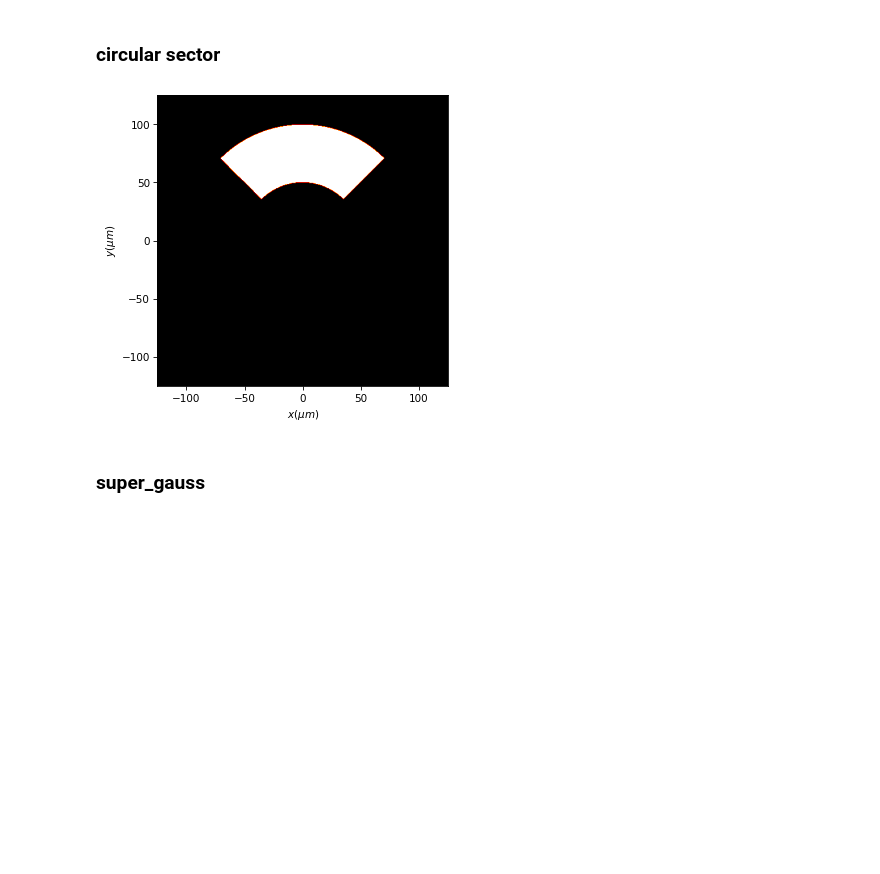
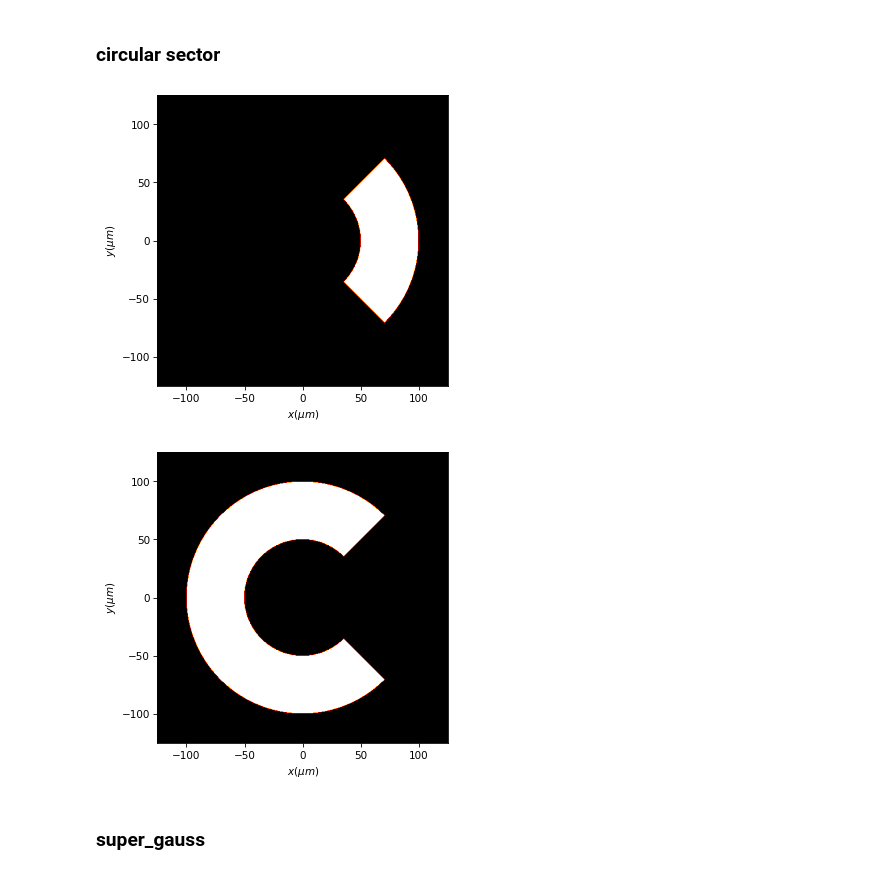
Before and after one commit to optbrea/diffractio, a Jupyter notebook: docs/source/tutorial_scalar/scalar_XY/masks_xy.ipynb, the cells around one changed output. Saved outputs shown, nothing was run; the diff lists cells and outputs as text; code cells hidden in the pictures; blank space fills up the shorter version.

Commit message:
bug in circular_sector (Scalar_mask_XY)

```diff
--- a/docs/source/tutorial_scalar/scalar_XY/masks_xy.ipynb
+++ b/docs/source/tutorial_scalar/scalar_XY/masks_xy.ipynb
@@ -246,15 +246,20 @@ t1.draw(kind="intensity")
 # %%
 num_data = 512
 length = 250 * um
 x = np.linspace(-length / 2, length / 2, num_data)
 y = np.linspace(-length / 2, length / 2, num_data)
 wavelength = 0.6328 * um
 
 t1 = Scalar_mask_XY(x, y, wavelength)
-t1.circular_sector(r0=(0 * um, 0 * um), radii=(50 * um, 100 * um), angles= (45 * degrees, 135*degrees))
+t1.circular_sector(r0=(0 * um, 0 * um), radii=(50 * um, 100 * um), angles= (-45 * degrees, 45*degrees))
 t1.draw(kind="intensity")
+
+t1 = Scalar_mask_XY(x, y, wavelength)
+t1.circular_sector(r0=(0 * um, 0 * um), radii=(50 * um, 100 * um), angles= (45 * degrees, -45*degrees))
+t1.draw(kind="intensity")
 # %% [output]
-[figure, old version]
+[figure, new version]
+[figure, added]
 # %% [markdown]
 ### super_gauss
 # %%
```
Also changed, not shown: parts of 39 cells of this notebook, 1 other file.
